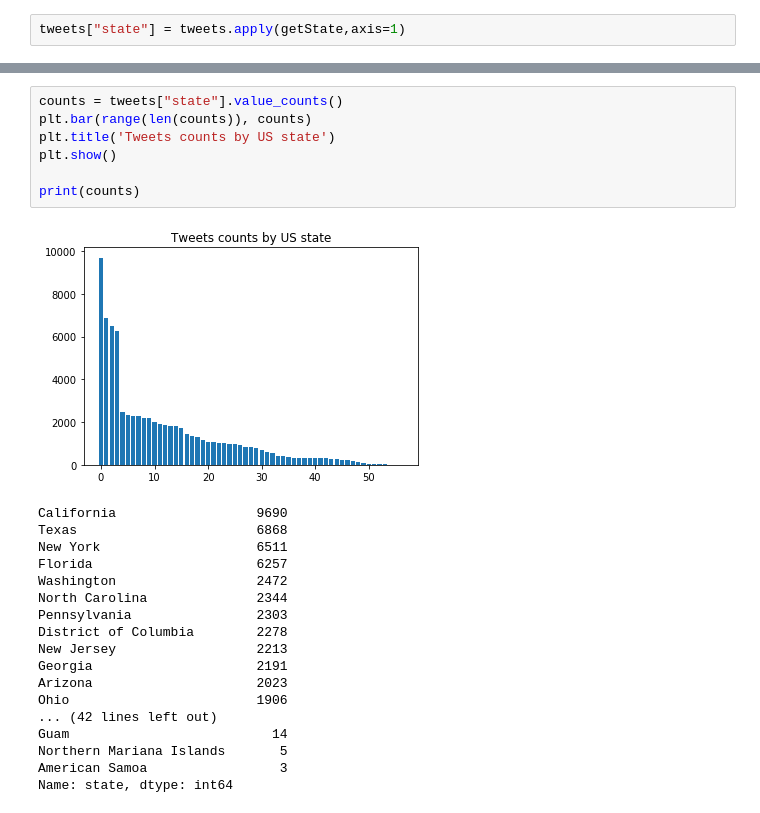
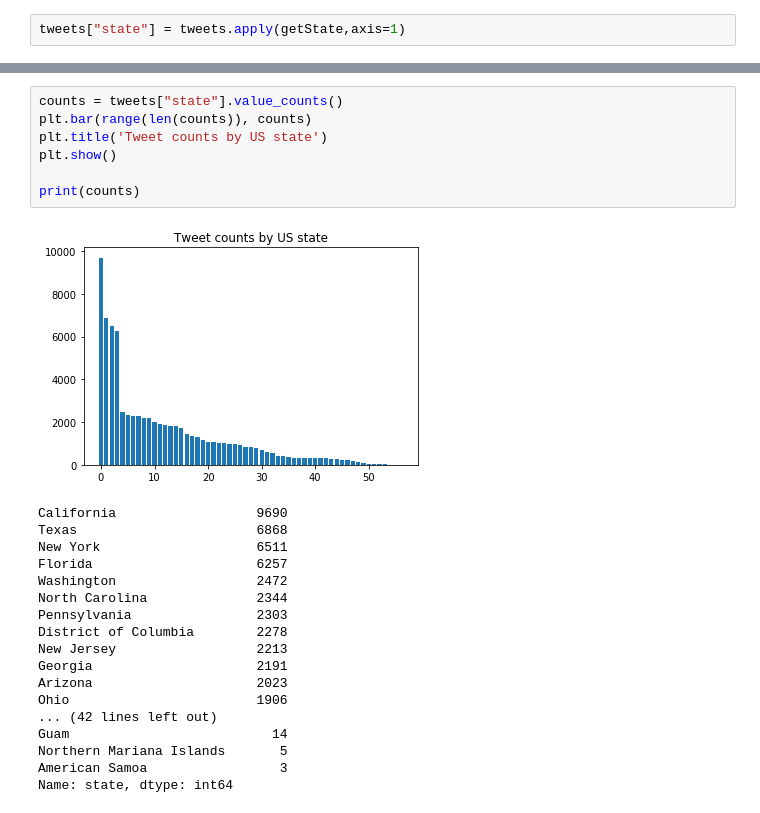
Before and after one commit to JavierPalomares90/Data_Mining_Hw1, a Jupyter notebook: Hw1b.ipynb, the cells around one changed output, grey strips where cells are left out. Cells and saved outputs as stored; diff of their text form.

```diff
--- a/Hw1b.ipynb
+++ b/Hw1b.ipynb
@@ -820,12 +836,12 @@ tweets.head()
 # %%
 counts = tweets["state"].value_counts()
 plt.bar(range(len(counts)), counts)
-plt.title('Tweets counts by US state')
+plt.title('Tweet counts by US state')
 plt.show()
 
 print(counts)
 # %% [output]
-[figure, old version]
+[figure, new version]
 California                  9690
 Texas                       6868
 New York                    6511
```
Also changed, not shown: parts of 10 cells of this notebook.
